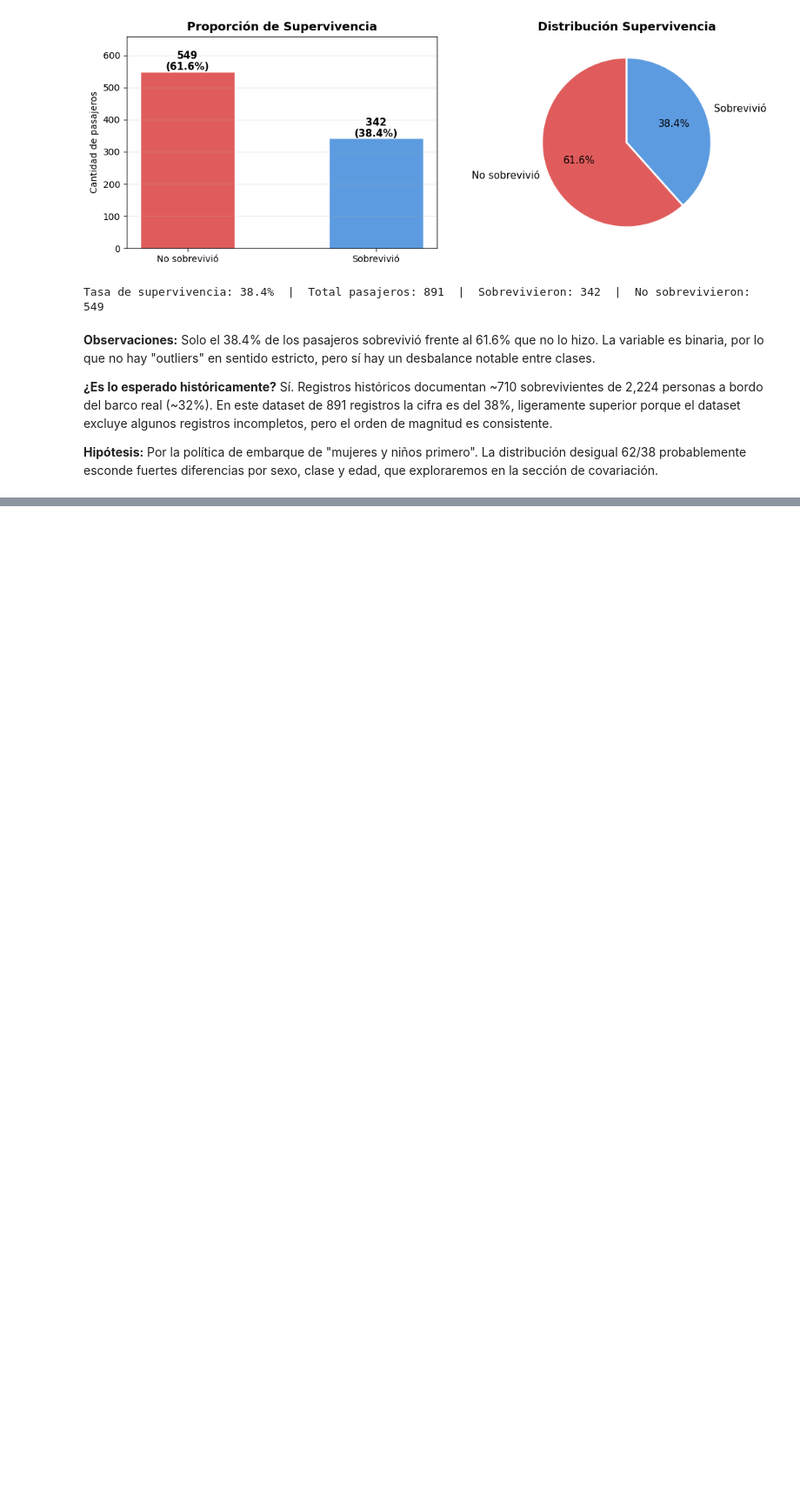
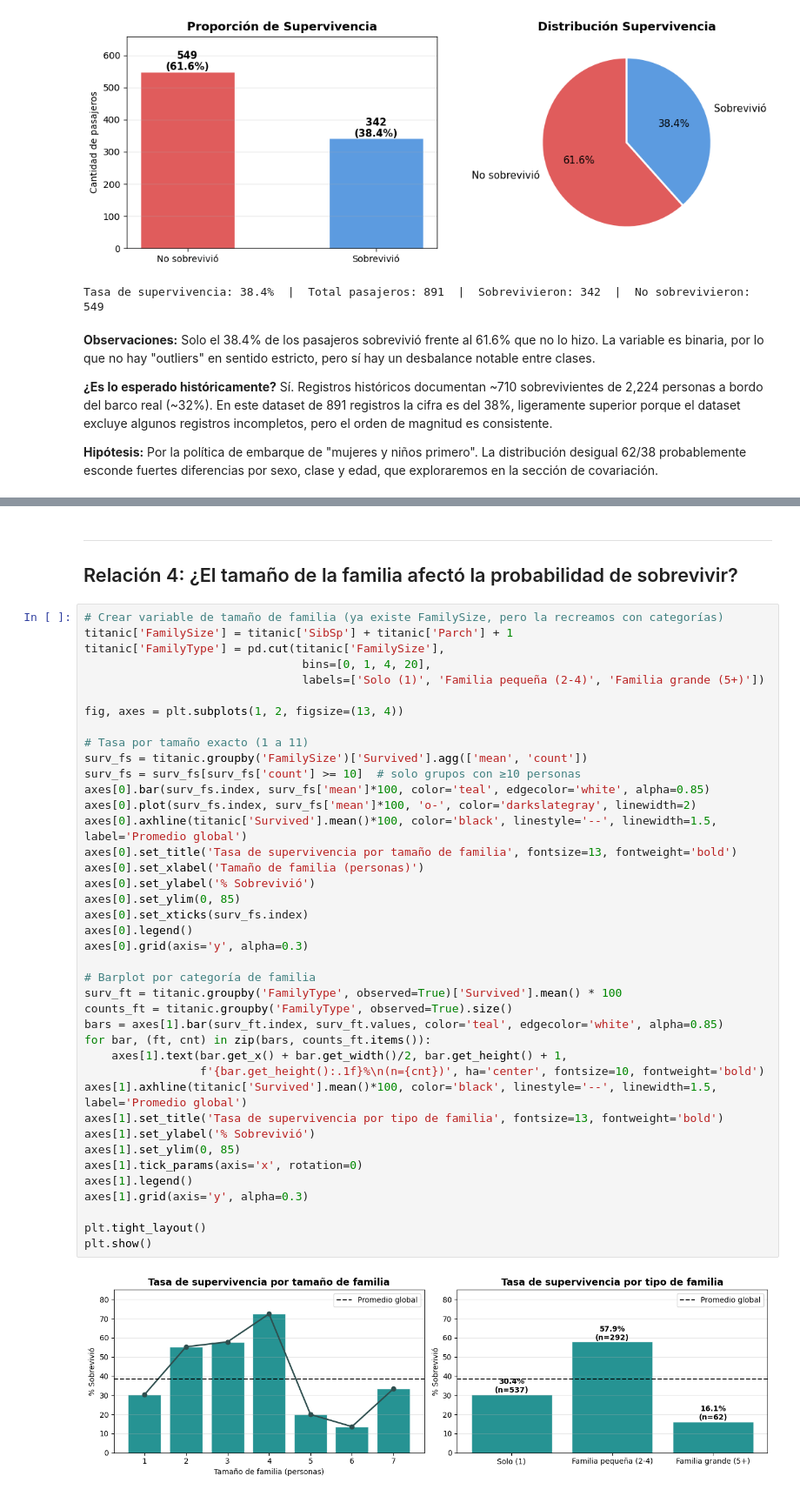
Before and after one commit to Ricardo-B04/Titanic_EDA, a Jupyter notebook: titanic_EDA.ipynb, the cells around one changed output, grey strips where cells are left out. Shown at 87% size. Cells and saved outputs as stored; diff of their text form; blank space fills up the shorter version.

```diff
--- a/titanic_EDA.ipynb
+++ b/titanic_EDA.ipynb
@@ -276,0 +417,45 @@ Tasa de supervivencia: 38.4%  |  Total pasajeros: 891  |  Sobrevivieron: 342  |
+# %% [markdown]
+---
+## Relación 4: ¿El tamaño de la familia afectó la probabilidad de sobrevivir?
+# %%
+# Crear variable de tamaño de familia (ya existe FamilySize, pero la recreamos con categorías)
+titanic['FamilySize'] = titanic['SibSp'] + titanic['Parch'] + 1
+titanic['FamilyType'] = pd.cut(titanic['FamilySize'],
+                                bins=[0, 1, 4, 20],
+                                labels=['Solo (1)', 'Familia pequeña (2-4)', 'Familia grande (5+)'])
+
+fig, axes = plt.subplots(1, 2, figsize=(13, 4))
+
+# Tasa por tamaño exacto (1 a 11)
+surv_fs = titanic.groupby('FamilySize')['Survived'].agg(['mean', 'count'])
+surv_fs = surv_fs[surv_fs['count'] >= 10]  # solo grupos con ≥10 personas
+axes[0].bar(surv_fs.index, surv_fs['mean']*100, color='teal', edgecolor='white', alpha=0.85)
+axes[0].plot(surv_fs.index, surv_fs['mean']*100, 'o-', color='darkslategray', linewidth=2)
+axes[0].axhline(titanic['Survived'].mean()*100, color='black', linestyle='--', linewidth=1.5, label='Promedio global')
+axes[0].set_title('Tasa de supervivencia por tamaño de familia', fontsize=13, fontweight='bold')
+axes[0].set_xlabel('Tamaño de familia (personas)')
+axes[0].set_ylabel('% Sobrevivió')
+axes[0].set_ylim(0, 85)
+axes[0].set_xticks(surv_fs.index)
+axes[0].legend()
+axes[0].grid(axis='y', alpha=0.3)
+
+# Barplot por categoría de familia
+surv_ft = titanic.groupby('FamilyType', observed=True)['Survived'].mean() * 100
+counts_ft = titanic.groupby('FamilyType', observed=True).size()
+bars = axes[1].bar(surv_ft.index, surv_ft.values, color='teal', edgecolor='white', alpha=0.85)
+for bar, (ft, cnt) in zip(bars, counts_ft.items()):
+    axes[1].text(bar.get_x() + bar.get_width()/2, bar.get_height() + 1,
+                 f'{bar.get_height():.1f}%\n(n={cnt})', ha='center', fontsize=10, fontweight='bold')
+axes[1].axhline(titanic['Survived'].mean()*100, color='black', linestyle='--', linewidth=1.5, label='Promedio global')
+axes[1].set_title('Tasa de supervivencia por tipo de familia', fontsize=13, fontweight='bold')
+axes[1].set_ylabel('% Sobrevivió')
+axes[1].set_ylim(0, 85)
+axes[1].tick_params(axis='x', rotation=0)
+axes[1].legend()
+axes[1].grid(axis='y', alpha=0.3)
+
+plt.tight_layout()
+plt.show()
+# %% [output]
+[figure, added]
```
Also changed, not shown: parts of 12 cells of this notebook.
